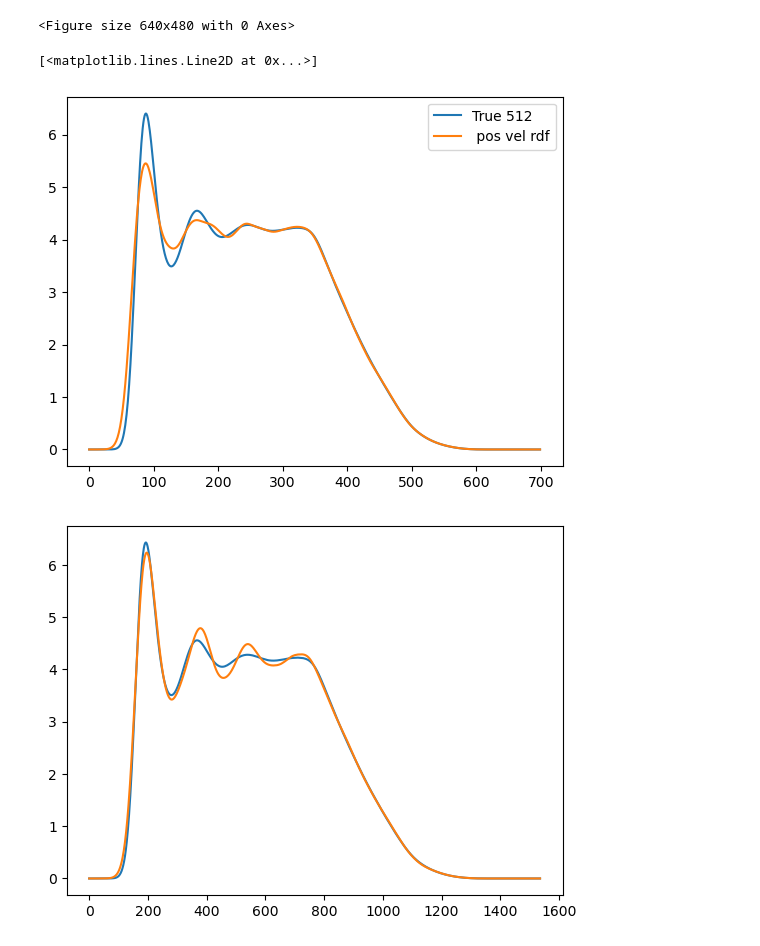
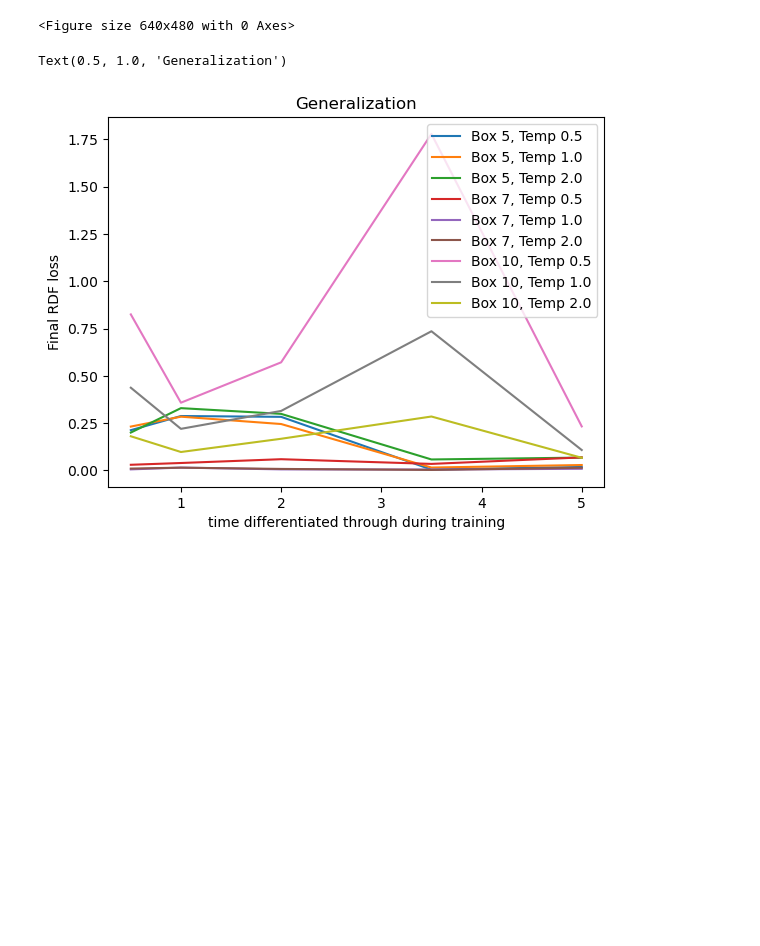
Before and after one commit to jeevster/implicit-md, a Jupyter notebook: Untitled.ipynb, the cells around one changed output. Drawn from its saved outputs; the diff is of its cells as text; code cells hidden in the pictures; blank space fills up the shorter version.

Commit message:
3-30 implicit generalization results

```diff
--- a/Untitled.ipynb
+++ b/Untitled.ipynb
@@ -78,26 +78,36 @@ out.release()
 # %%
 import numpy as np
 import time
 import matplotlib.pyplot as plt
 from tqdm import tqdm
-g_r = np.load("/home/sanjeevr/implicit-md/ground_truth/n=512_box=7_temp=1_eps=1.0_sigma=1.0/gt_rdf.npy")
-plt.plot(g_r, label = "True 512")
+from scipy.stats import spearmanr
 
-g_r = np.load("/home/sanjeevr/implicit-md/results/IMPLICIT_n=512_box=7_temp=1_eps=1.0_sigma=1.0_dt=0.001_ttotal=1.0/rdf_epoch26.npy")
-plt.plot(g_r, label = " pos vel rdf")
+for BOX in [5, 7, 10]:
+    for TEMP in [0.5, 1.0, 2.0]:
+
+        g_r_true = np.load(f"/home/sanjeevr/implicit-md/ground_truth/n=256_box={BOX}_temp={TEMP}_eps=1.0_sigma=1.0/gt_rdf.npy")
+        #plt.plot(g_r_true, label = f"True 256, Box {BOX}, Temp {TEMP}")
+
+        losses = []
+        for ttotal in [0.5, 1.0, 2.0, 3.5, 5.0]:
+
+            g_r = np.load(f"/home/sanjeevr/implicit-md/results/IMPLICIT_generalization_n=256_box={BOX}_temp={TEMP}_eps=1.0_sigma=1.0_dt=0.005_ttotal=5.0/IMPLICIT_ckpt_n=256_box=7_temp=1.0_eps=1.0_sigma=1.0_dt=0.005_ttotal={ttotal}_rdf_epoch1.npy")
+        #     plt.plot(g_r, label = f"Box 7 Temp 1 Generalization: {ttotal}")
+            loss = np.mean((g_r_true - g_r)**2)
+            #print(f"Ttotal = {ttotal}, loss = {loss}")
+            losses.append(loss)
 
 
-plt.legend()
 
 
-plt.figure()
 
-g_r = np.load("/home/sanjeevr/implicit-md/ground_truth_posvelonly/n=512_box=7_temp=1_eps=1.0_sigma=1.0/gt_rdf.npy")
-plt.plot(g_r, label = " True 512")
 
-g_r = np.load("/home/sanjeevr/implicit-md/results/posvelonly_IMPLICIT_n=512_box=7_temp=1_eps=1.0_sigma=1.0_dt=0.001_ttotal=1.0/rdf_epoch26.npy")
-plt.plot(g_r, label = " pos vel only")
+
+        plt.plot([0.5, 1.0, 2.0, 3.5, 5.0], losses, label = f"Box {BOX}, Temp {TEMP}")
+plt.xlabel("time differentiated through during training")
+plt.ylabel("Final RDF loss")
+plt.legend()
+plt.title(f"Generalization")
 # %% [output]
-[<matplotlib.lines.Line2D at 0x...>]
+Text(0.5, 1.0, 'Generalization')
-[figure, old version]
+[figure, new version]
-[figure, removed]
```
Also changed, not shown: 7 other files.
